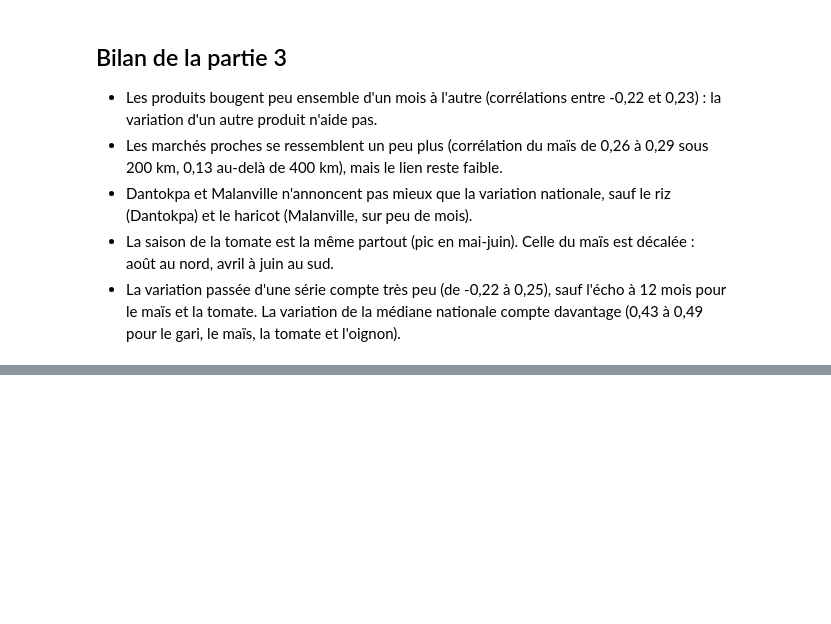
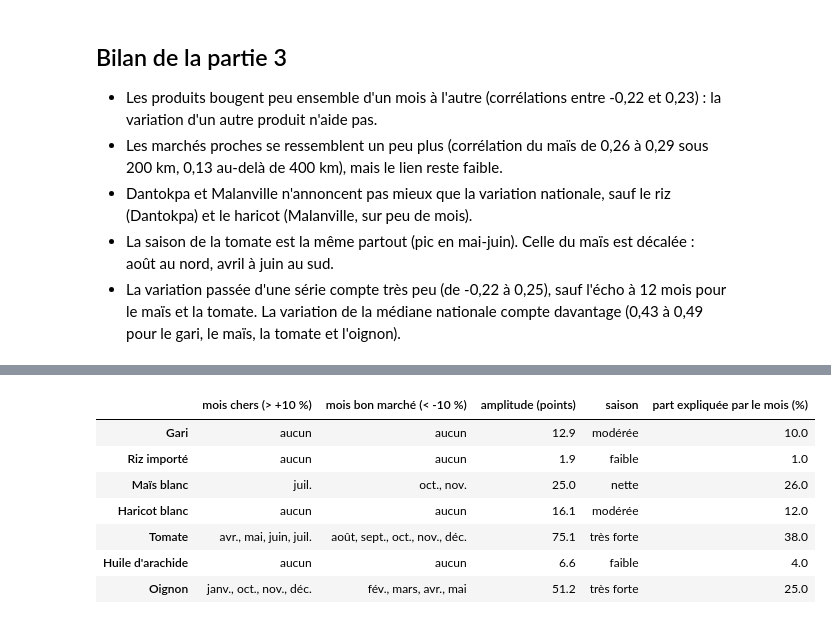
Before and after one commit to Patrickdoch130207/benin-food-price-forecast, a Jupyter notebook: notebooks/02_eda.ipynb, the cells around one changed output, grey strips where cells are left out. Drawn from its saved outputs; the diff is of its cells as text; code cells hidden in the pictures; blank space fills up the shorter version.

```diff
--- a/notebooks/02_eda.ipynb
+++ b/notebooks/02_eda.ipynb
@@ -714,0 +767,35 @@ plt.show()
+# %%
+noms_mois = ["janv.", "fév.", "mars", "avr.", "mai", "juin", "juil.", "août", "sept.", "oct.", "nov.", "déc."]
+
+def liste_mois(ligne, signe, seuil=10):
+    choisis = [noms_mois[m - 1] for m in range(1, 13) if signe * ligne[m] >= seuil]
+    return ", ".join(choisis) if choisis else "aucun"
+
+def part_expliquee(p):
+    s = saison[saison["produit"] == p]["ecart_saison"]
+    moyenne_mois = s.groupby(saison.loc[s.index, "mois_annee"]).transform("mean")
+    return (1 - ((s - moyenne_mois) ** 2).sum() / ((s - s.mean()) ** 2).sum()) * 100
+
+def force(amplitude):
+    if amplitude >= 50: return "très forte"
+    if amplitude >= 20: return "nette"
+    if amplitude >= 10: return "modérée"
+    return "faible"
+
+saisons_produit = pd.DataFrame({
+    "mois chers (> +10 %)": [liste_mois(tab_saison.loc[p], +1) for p in produits],
+    "mois bon marché (< -10 %)": [liste_mois(tab_saison.loc[p], -1) for p in produits],
+    "amplitude (points)": resume_saison["amplitude (points)"].values,
+    "saison": [force(a) for a in resume_saison["amplitude (points)"]],
+    "part expliquée par le mois (%)": [round(part_expliquee(p), 0) for p in produits],
+}, index=produits)
+saisons_produit
+# %% [output]
+|  | mois chers (> +10 %) | mois bon marché (< -10 %) | amplitude (points) | saison | part expliquée par le mois (%) |
+| Gari | aucun | aucun | 12.9 | modérée | 10.0 |
+| Riz importé | aucun | aucun | 1.9 | faible | 1.0 |
+| Maïs blanc | juil. | oct., nov. | 25.0 | nette | 26.0 |
+| Haricot blanc | aucun | aucun | 16.1 | modérée | 12.0 |
+| Tomate | avr., mai, juin, juil. | août, sept., oct., nov., déc. | 75.1 | très forte | 38.0 |
+| Huile d'arachide | aucun | aucun | 6.6 | faible | 4.0 |
+| Oignon | janv., oct., nov., déc. | fév., mars, avr., mai | 51.2 | très forte | 25.0 |
```
Also changed, not shown: parts of 13 cells of this notebook, 6 other files.
